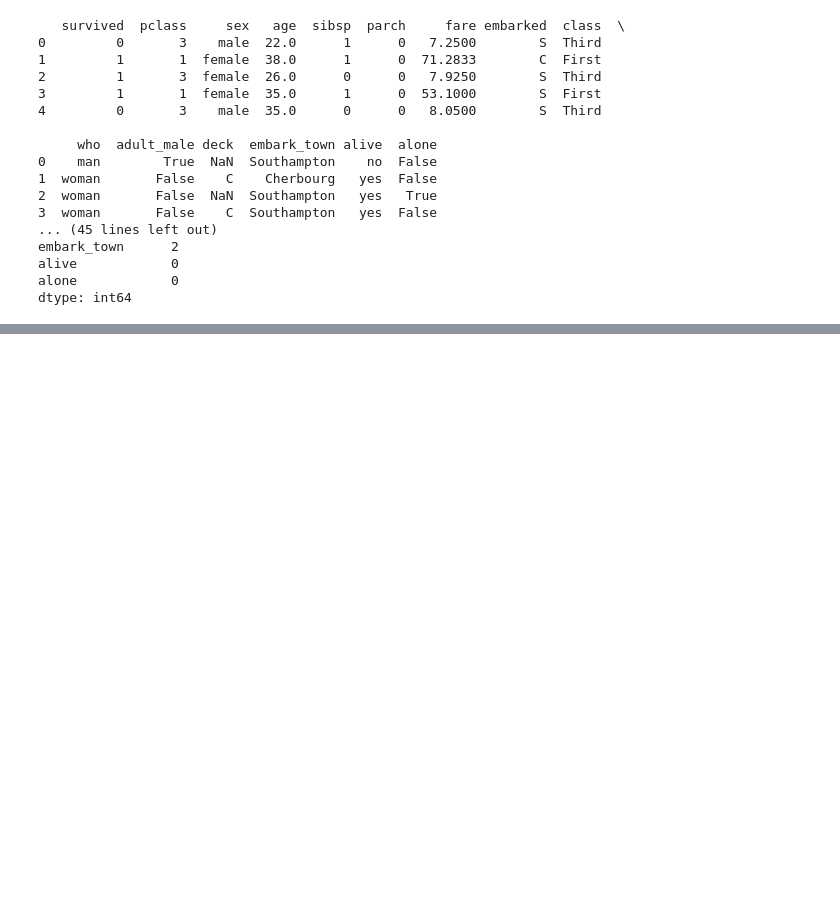
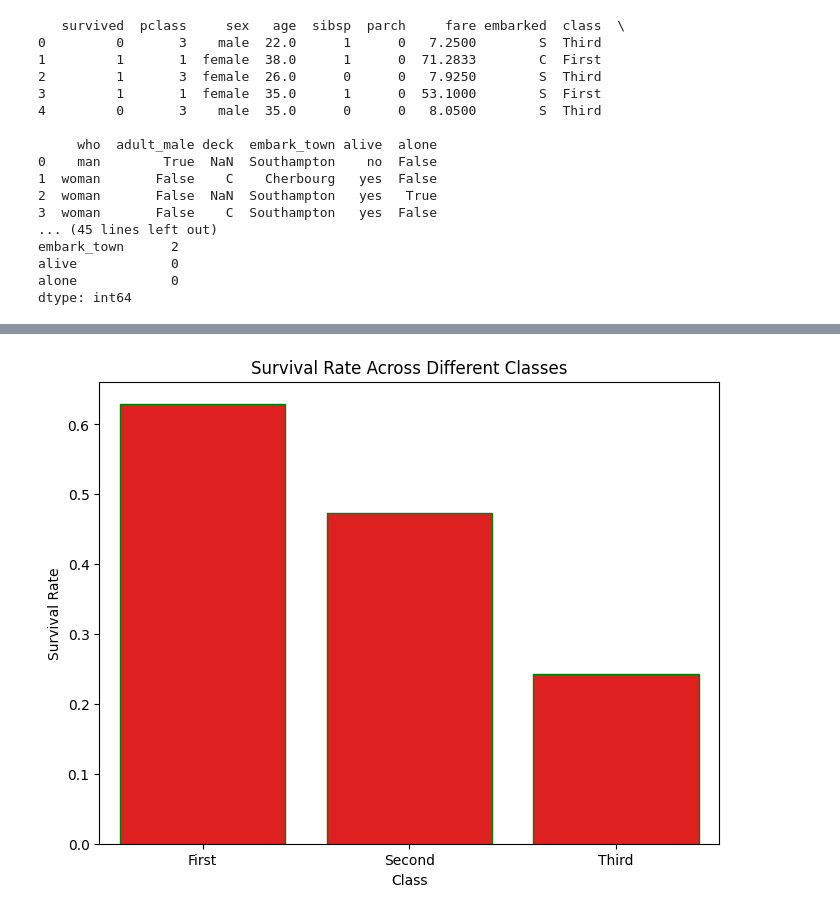
Before and after one commit to biplavbarua/Python-Practice, a Jupyter notebook: TitanicDataset.ipynb, the cells around one changed output, grey strips where cells are left out. Cells and saved outputs as stored; diff of their text form; code cells hidden in the pictures; blank space fills up the shorter version.

```diff
--- a/TitanicDataset.ipynb
+++ b/TitanicDataset.ipynb
@@ -41,0 +70,11 @@ dtype: int64
+# %%
+#Q2. What is the survival rate across different classes? (using barplot)
+
+plt.figure(figsize=(8, 6))
+sns.barplot(x='class', y='survived', data=titanic, color='red', edgecolor='green', errorbar=None)
+plt.title('Survival Rate Across Different Classes')
+plt.xlabel('Class')
+plt.ylabel('Survival Rate')
+plt.show()
+# %% [output]
+[figure, added]
```
Also changed, not shown: parts of 4 cells of this notebook, 1 other file.
